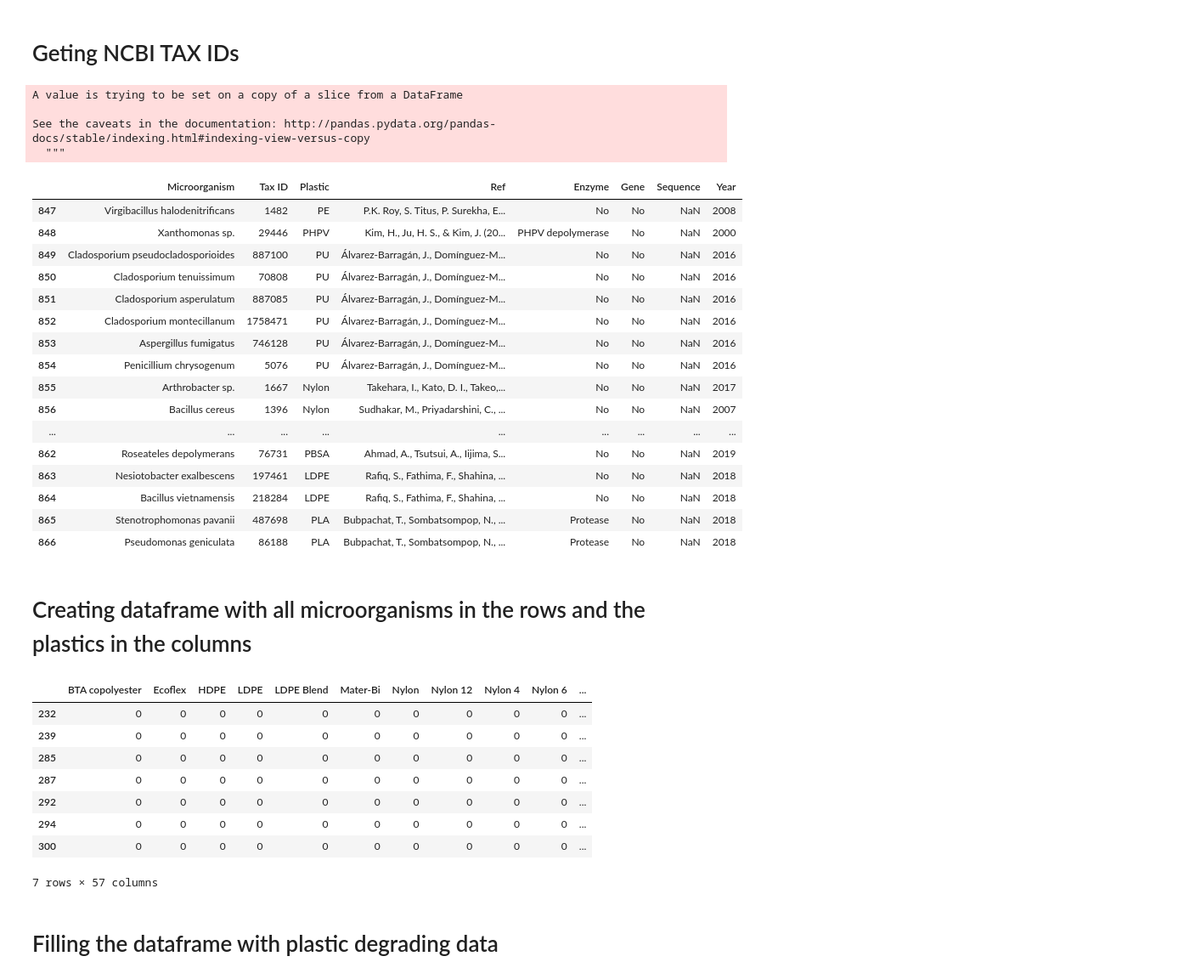
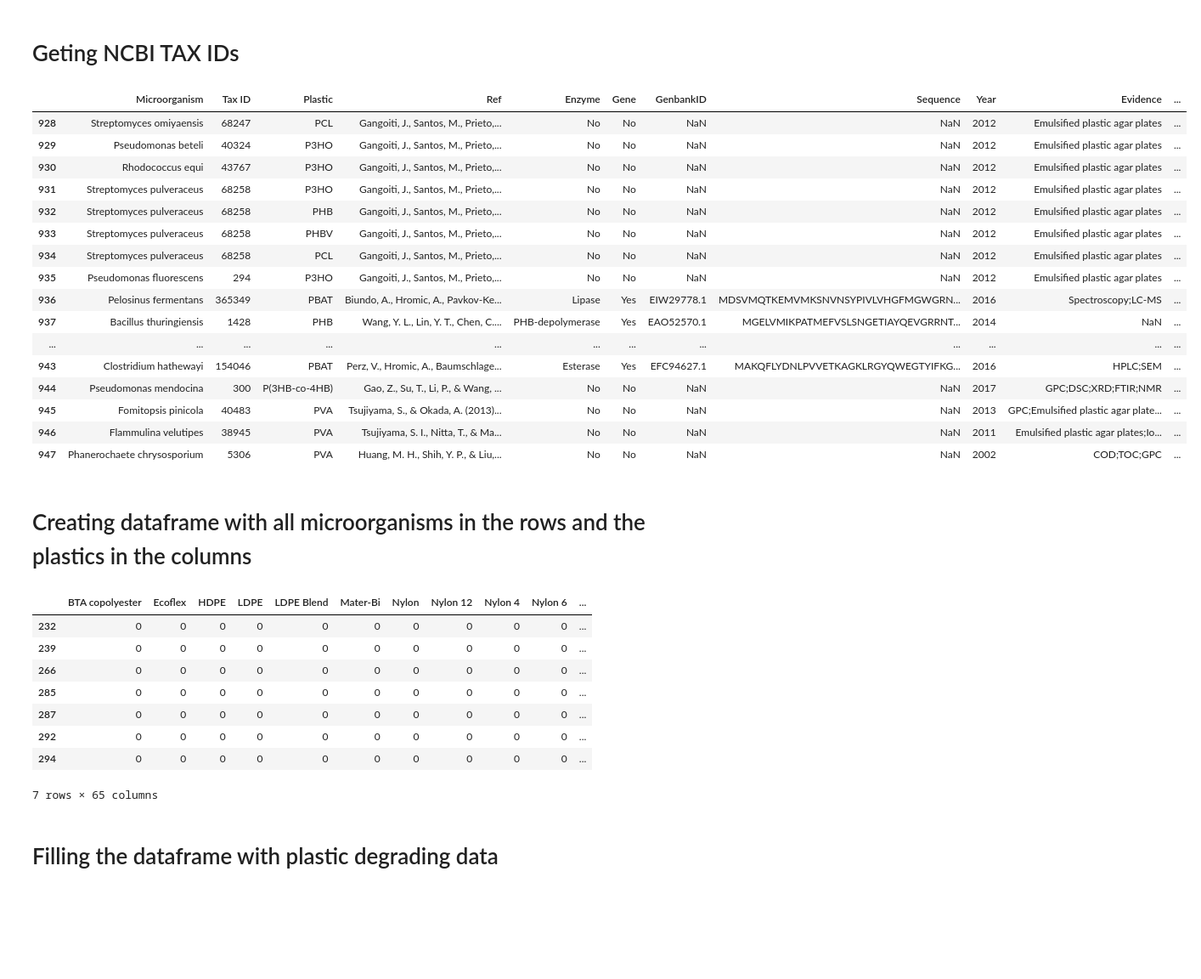
Before and after one commit to VictorGambarini/PlasticDegradersTree, a Jupyter notebook: Tree_tutorial.ipynb, the cells around one changed output. Shown at 85% size. Cells and saved outputs as stored; diff of their text form; code cells hidden in the pictures; blank space fills up the shorter version.

```diff
--- a/Tree_tutorial.ipynb
+++ b/Tree_tutorial.ipynb
@@ -95,7 +95,7 @@ def get_rank_count_percentage(rank,tax_id_list):
 <a id='Importing-Excel-spreadsheet'></a>
 # Importing Excel spreadsheet
 # %%
-df = pd.read_excel("Degraders_list.xlsx")
+df = pd.read_excel("Degraders_list_v2.xlsx")
 #Visualize part of the dataset.
 df.tail(7)
 # %% [output]
@@ -118,32 +118,28 @@ ncbi = NCBITaxa()
 # %%
 #If it returns an error, just wait, it will get the dataframe anyway.
 for index, row in df.iterrows():
     if row["Tax ID"] == 0:
         name2taxid = ncbi.get_name_translator([row["Microorganism"]])
         df["Tax ID"][row.name] = str(name2taxid.values()).replace("[","").replace("]","").split("(")[1].split(")")[0]
-df.tail(20)
+df.tail(20).head(20)
 # %% [output]
-A value is trying to be set on a copy of a slice from a DataFrame
-
-See the caveats in the documentation: http://pandas.pydata.org/pandas-docs/stable/indexing.html#indexing-view-versus-copy
-  """
-|  | Microorganism | Tax ID | Plastic | Ref | Enzyme | Gene | Sequence | Year |
-| 847 | Virgibacillus halodenitrificans | 1482 | PE | P.K. Roy, S. Titus, P. Surekha, E... | No | No | NaN | 2008 |
-| 848 | Xanthomonas sp. | 29446 | PHPV | Kim, H., Ju, H. S., & Kim, J. (20... | PHPV depolymerase | No | NaN | 2000 |
-| 849 | Cladosporium pseudocladosporioides | 887100 | PU | Álvarez-Barragán, J., Domínguez-M... | No | No | NaN | 2016 |
-| 850 | Cladosporium tenuissimum | 70808 | PU | Álvarez-Barragán, J., Domínguez-M... | No | No | NaN | 2016 |
-| 851 | Cladosporium asperulatum | 887085 | PU | Álvarez-Barragán, J., Domínguez-M... | No | No | NaN | 2016 |
-| 852 | Cladosporium montecillanum | 1758471 | PU | Álvarez-Barragán, J., Domínguez-M... | No | No | NaN | 2016 |
-| 853 | Aspergillus fumigatus | 746128 | PU | Álvarez-Barragán, J., Domínguez-M... | No | No | NaN | 2016 |
-| 854 | Penicillium chrysogenum | 5076 | PU | Álvarez-Barragán, J., Domínguez-M... | No | No | NaN | 2016 |
-| 855 | Arthrobacter sp. | 1667 | Nylon | Takehara, I., Kato, D. I., Takeo,... | No | No | NaN | 2017 |
-| 856 | Bacillus cereus | 1396 | Nylon | Sudhakar, M., Priyadarshini, C., ... | No | No | NaN | 2007 |
-| ... | ... | ... | ... | ... | ... | ... | ... | ... |
-| 862 | Roseateles depolymerans | 76731 | PBSA | Ahmad, A., Tsutsui, A., Iijima, S... | No | No | NaN | 2019 |
-| 863 | Nesiotobacter exalbescens | 197461 | LDPE | Rafiq, S., Fathima, F., Shahina, ... | No | No | NaN | 2018 |
-| 864 | Bacillus vietnamensis | 218284 | LDPE | Rafiq, S., Fathima, F., Shahina, ... | No | No | NaN | 2018 |
-| 865 | Stenotrophomonas pavanii | 487698 | PLA | Bubpachat, T., Sombatsompop, N., ... | Protease | No | NaN | 2018 |
-| 866 | Pseudomonas geniculata | 86188 | PLA | Bubpachat, T., Sombatsompop, N., ... | Protease | No | NaN | 2018 |
+|  | Microorganism | Tax ID | Plastic | Ref | Enzyme | Gene | GenbankID | Sequence | Year | Evidence | ... |
+| 928 | Streptomyces omiyaensis | 68247 | PCL | Gangoiti, J., Santos, M., Prieto,... | No | No | NaN | NaN | 2012 | Emulsified plastic agar plates | ... |
+| 929 | Pseudomonas beteli | 40324 | P3HO | Gangoiti, J., Santos, M., Prieto,... | No | No | NaN | NaN | 2012 | Emulsified plastic agar plates | ... |
+| 930 | Rhodococcus equi | 43767 | P3HO | Gangoiti, J., Santos, M., Prieto,... | No | No | NaN | NaN | 2012 | Emulsified plastic agar plates | ... |
+| 931 | Streptomyces pulveraceus | 68258 | P3HO | Gangoiti, J., Santos, M., Prieto,... | No | No | NaN | NaN | 2012 | Emulsified plastic agar plates | ... |
+| 932 | Streptomyces pulveraceus | 68258 | PHB | Gangoiti, J., Santos, M., Prieto,... | No | No | NaN | NaN | 2012 | Emulsified plastic agar plates | ... |
+| 933 | Streptomyces pulveraceus | 68258 | PHBV | Gangoiti, J., Santos, M., Prieto,... | No | No | NaN | NaN | 2012 | Emulsified plastic agar plates | ... |
+| 934 | Streptomyces pulveraceus | 68258 | PCL | Gangoiti, J., Santos, M., Prieto,... | No | No | NaN | NaN | 2012 | Emulsified plastic agar plates | ... |
+| 935 | Pseudomonas fluorescens | 294 | P3HO | Gangoiti, J., Santos, M., Prieto,... | No | No | NaN | NaN | 2012 | Emulsified plastic agar plates | ... |
+| 936 | Pelosinus fermentans | 365349 | PBAT | Biundo, A., Hromic, A., Pavkov-Ke... | Lipase | Yes | EIW29778.1 | MDSVMQTKEMVMKSNVNSYPIVLVHGFMGWGRN... | 2016 | Spectroscopy;LC-MS | ... |
+| 937 | Bacillus thuringiensis | 1428 | PHB | Wang, Y. L., Lin, Y. T., Chen, C.... | PHB-depolymerase | Yes | EAO52570.1 | MGELVMIKPATMEFVSLSNGETIAYQEVGRRNT... | 2014 | NaN | ... |
+| ... | ... | ... | ... | ... | ... | ... | ... | ... | ... | ... | ... |
+| 943 | Clostridium hathewayi | 154046 | PBAT | Perz, V., Hromic, A., Baumschlage... | Esterase | Yes | EFC94627.1 | MAKQFLYDNLPVVETKAGKLRGYQWEGTYIFKG... | 2016 | HPLC;SEM | ... |
+| 944 | Pseudomonas mendocina | 300 | P(3HB-co-4HB) | Gao, Z., Su, T., Li, P., & Wang, ... | No | No | NaN | NaN | 2017 | GPC;DSC;XRD;FTIR;NMR | ... |
+| 945 | Fomitopsis pinicola | 40483 | PVA | Tsujiyama, S., & Okada, A. (2013)... | No | No | NaN | NaN | 2013 | GPC;Emulsified plastic agar plate... | ... |
+| 946 | Flammulina velutipes | 38945 | PVA | Tsujiyama, S. I., Nitta, T., & Ma... | No | No | NaN | NaN | 2011 | Emulsified plastic agar plates;Io... | ... |
+| 947 | Phanerochaete chrysosporium | 5306 | PVA | Huang, M. H., Shih, Y. P., & Liu,... | No | No | NaN | NaN | 2002 | COD;TOC;GPC | ... |
 # %% [markdown]
 <a id='Creating-dataframe-with-all-microorganisms-in-the-rows-and-the-plastics-in-the-columns'></a>
 # Creating dataframe with all microorganisms in the rows and the plastics in the columns
@@ -158,12 +154,12 @@ df2.head(7)
 |  | BTA copolyester | Ecoflex | HDPE | LDPE | LDPE Blend | Mater-Bi | Nylon | Nylon 12 | Nylon 4 | Nylon 6 | ... |
 | 232 | 0 | 0 | 0 | 0 | 0 | 0 | 0 | 0 | 0 | 0 | ... |
 | 239 | 0 | 0 | 0 | 0 | 0 | 0 | 0 | 0 | 0 | 0 | ... |
+| 266 | 0 | 0 | 0 | 0 | 0 | 0 | 0 | 0 | 0 | 0 | ... |
 | 285 | 0 | 0 | 0 | 0 | 0 | 0 | 0 | 0 | 0 | 0 | ... |
 | 287 | 0 | 0 | 0 | 0 | 0 | 0 | 0 | 0 | 0 | 0 | ... |
 | 292 | 0 | 0 | 0 | 0 | 0 | 0 | 0 | 0 | 0 | 0 | ... |
 | 294 | 0 | 0 | 0 | 0 | 0 | 0 | 0 | 0 | 0 | 0 | ... |
-| 300 | 0 | 0 | 0 | 0 | 0 | 0 | 0 | 0 | 0 | 0 | ... |
-7 rows × 57 columns
+7 rows × 65 columns
 # %% [markdown]
 <a id='Filling-the-dataframe-with-plastic-degrading-data'></a>
 # Filling the dataframe with plastic degrading data
```
Also changed, not shown: parts of 2 cells of this notebook, 1 other file.
